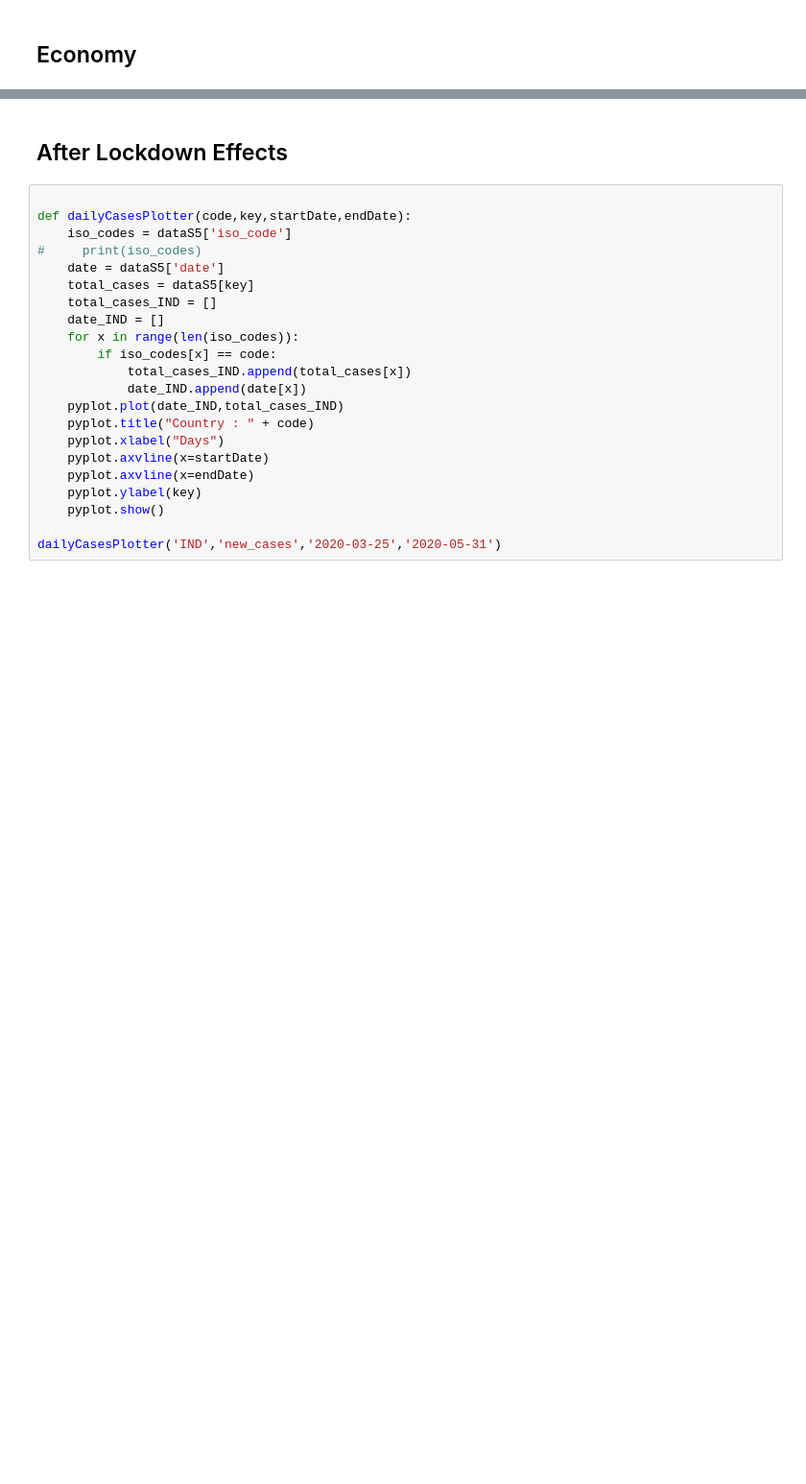
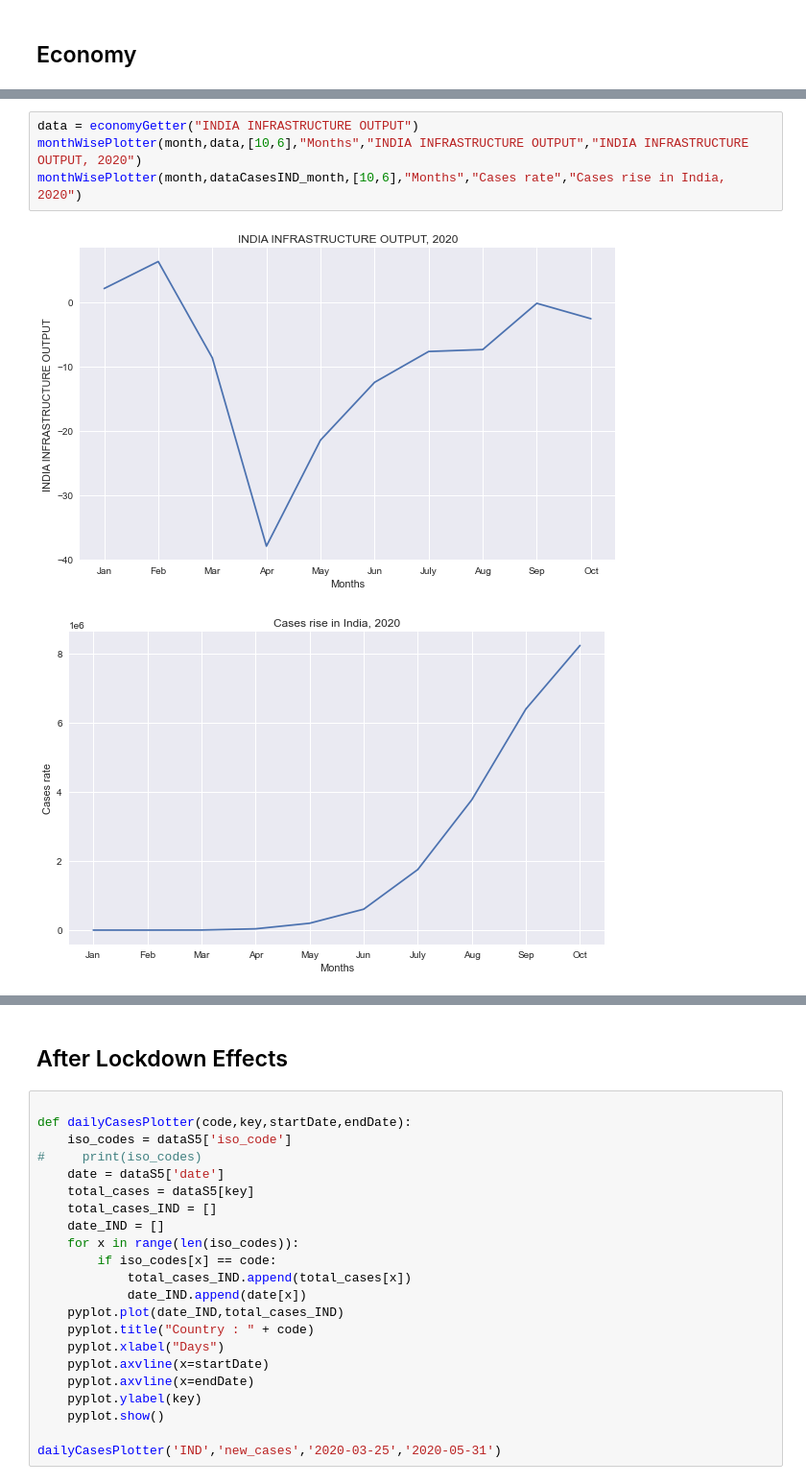
Before and after one commit to AtulSingh-Emyre/Data-Analysis-Covid-cases, a Jupyter notebook: code base/Data-analysis-COVID-19.ipynb, the cells around one changed output, grey strips where cells are left out. Shown: that part at 96% size. Cells and saved outputs as stored; diff of their text form; blank space fills up the shorter version.

```diff
--- a/code base/Data-analysis-COVID-19.ipynb
+++ b/code base/Data-analysis-COVID-19.ipynb
@@ -510,0 +569,7 @@ Text(0.5, 1.0, 'Total cases of covid')
+# %%
+data = economyGetter("INDIA INFRASTRUCTURE OUTPUT")
+monthWisePlotter(month,data,[10,6],"Months","INDIA INFRASTRUCTURE OUTPUT","INDIA INFRASTRUCTURE OUTPUT, 2020")
+monthWisePlotter(month,dataCasesIND_month,[10,6],"Months","Cases rate","Cases rise in India, 2020")
+# %% [output]
+[figure, added]
+[figure, added]
```
Also changed, not shown: parts of 21 cells of this notebook, 4 other files.
